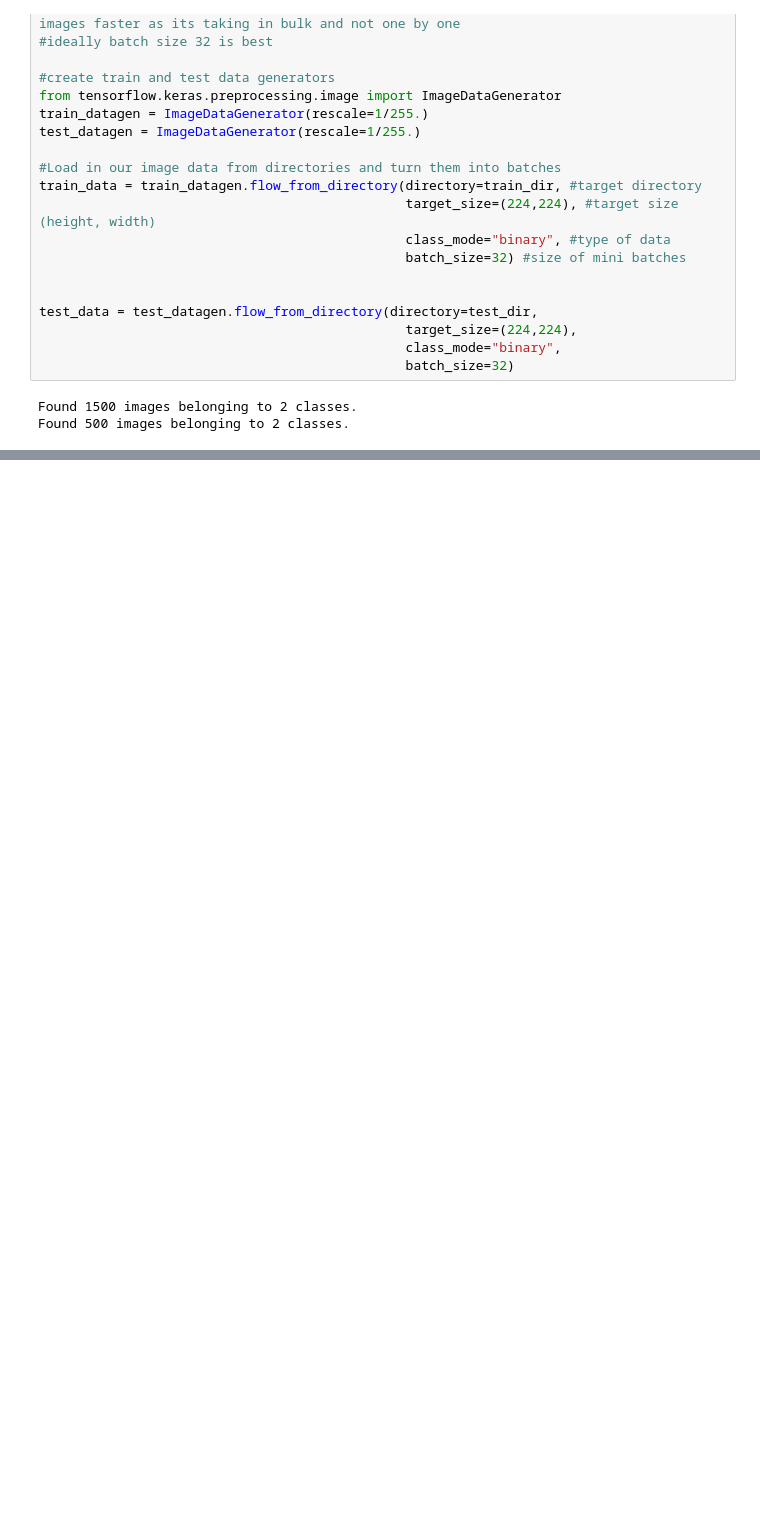
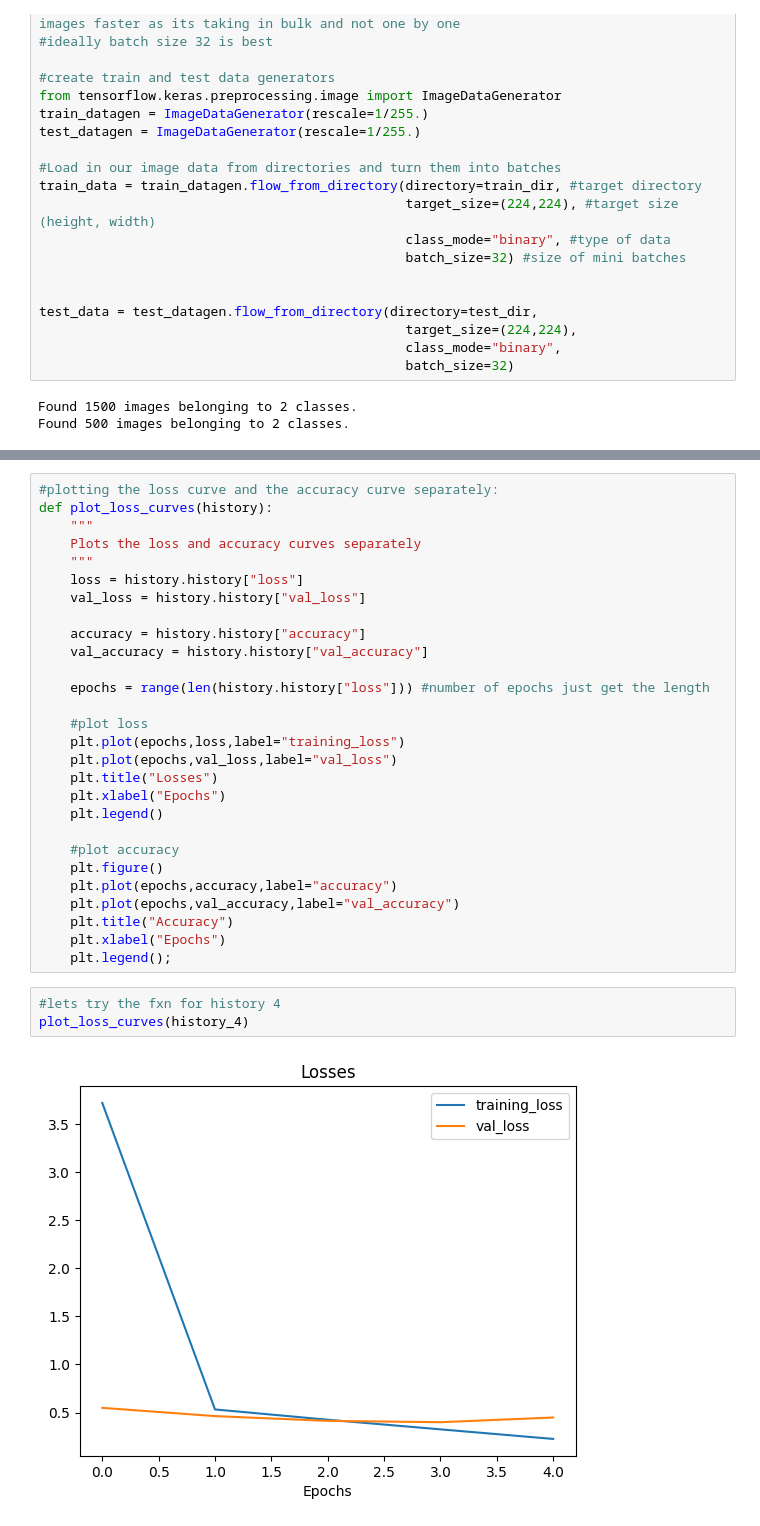
Before and after one commit to Aadi1659/TensorFlow, a Jupyter notebook: 03_introduction_to_computer_vision_and_networks.ipynb, the cells around one changed output, grey strips where cells are left out. Cells and saved outputs as stored; diff of their text form; blank space fills up the shorter version.

```diff
--- a/03_introduction_to_computer_vision_and_networks.ipynb
+++ b/03_introduction_to_computer_vision_and_networks.ipynb
@@ -405,0 +552,33 @@ Found 500 images belonging to 2 classes.
+# %%
+#plotting the loss curve and the accuracy curve separately:
+def plot_loss_curves(history):
+    """
+    Plots the loss and accuracy curves separately
+    """
+    loss = history.history["loss"]
+    val_loss = history.history["val_loss"]
+
+    accuracy = history.history["accuracy"]
+    val_accuracy = history.history["val_accuracy"]
+
+    epochs = range(len(history.history["loss"])) #number of epochs just get the length
+
+    #plot loss
+    plt.plot(epochs,loss,label="training_loss")
+    plt.plot(epochs,val_loss,label="val_loss")
+    plt.title("Losses")
+    plt.xlabel("Epochs")
+    plt.legend()
+
+    #plot accuracy
+    plt.figure()
+    plt.plot(epochs,accuracy,label="accuracy")
+    plt.plot(epochs,val_accuracy,label="val_accuracy")
+    plt.title("Accuracy")
+    plt.xlabel("Epochs")
+    plt.legend();
+# %%
+#lets try the fxn for history 4
+plot_loss_curves(history_4)
+# %% [output]
+[figure, added]
```
Also changed, not shown: parts of 40 cells of this notebook.
